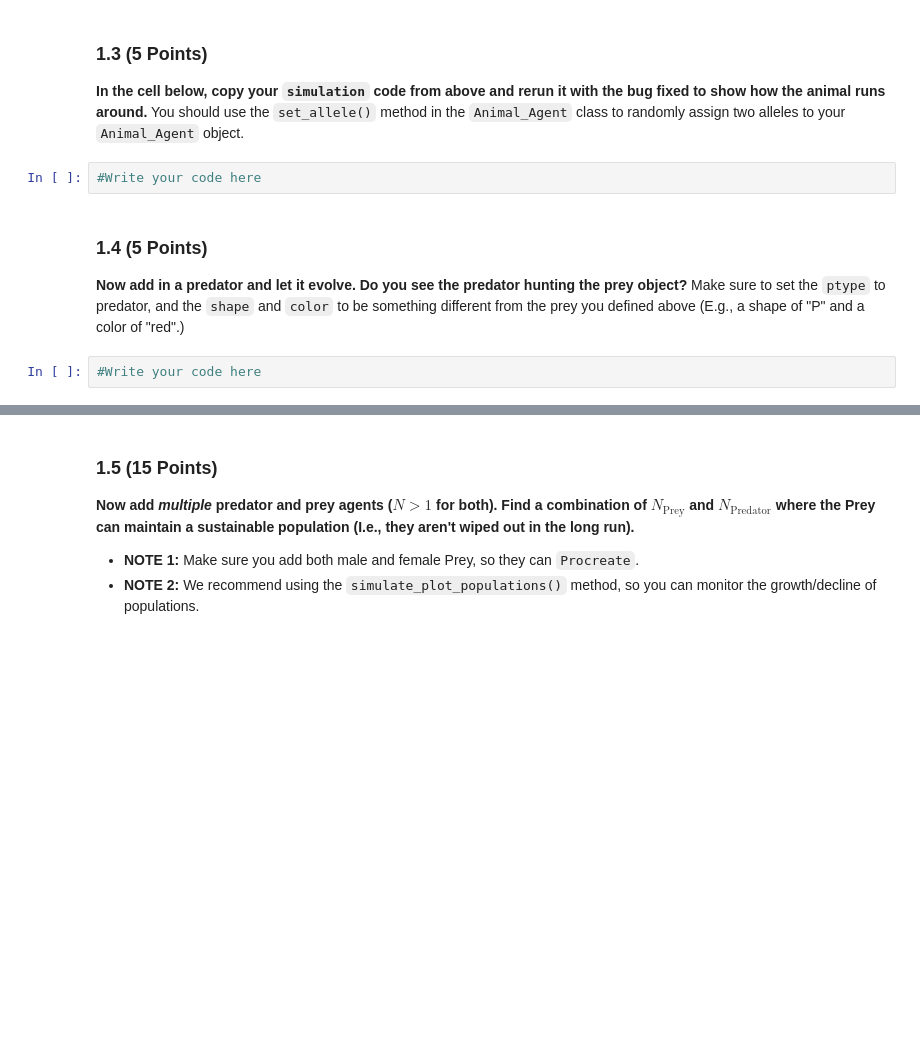
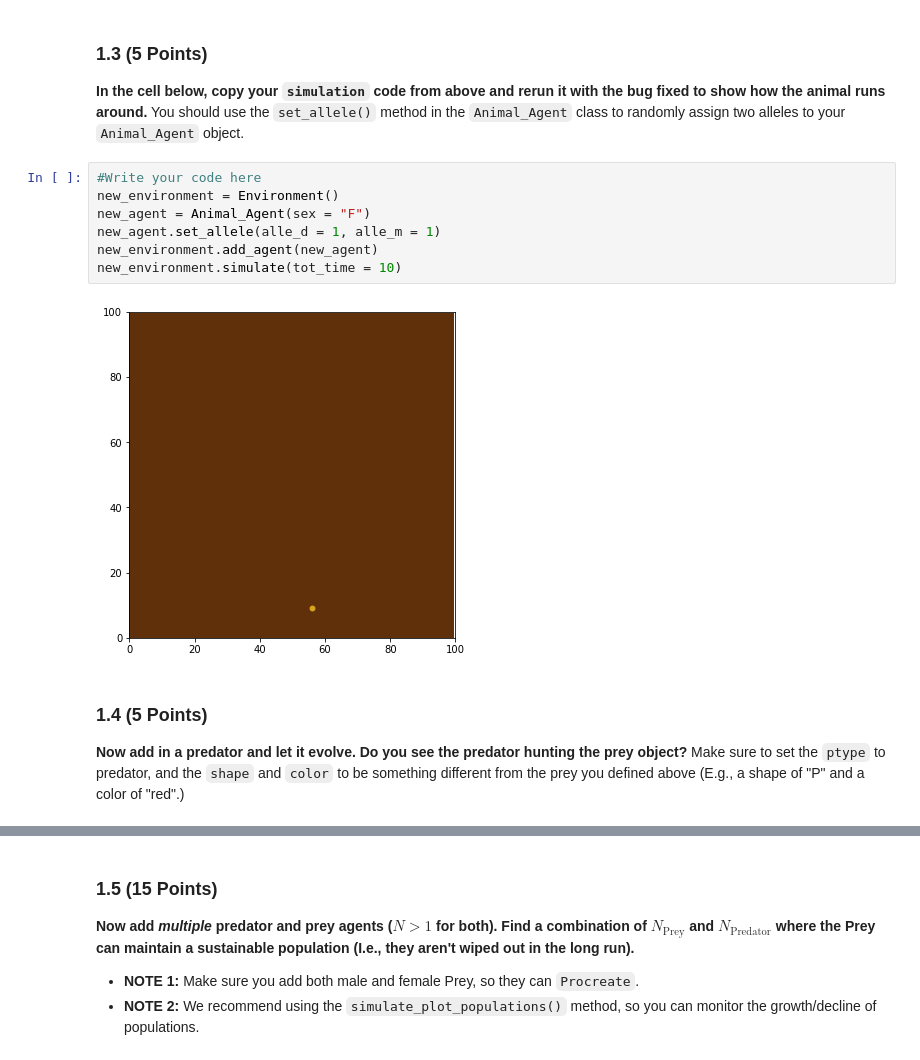
Before and after one commit to selembad/cmse_202_hw_repo, a Jupyter notebook: hw-03/HW3_ABMs_selembad.ipynb, the cells around one changed output, grey strips where cells are left out. Saved outputs shown, nothing was run; the diff lists cells and outputs as text; blank space fills up the shorter version.

```diff
--- a/hw-03/HW3_ABMs_selembad.ipynb
+++ b/hw-03/HW3_ABMs_selembad.ipynb
@@ -76,11 +85,16 @@ Construct a new `Environment` object and a new `Animal_Agent` object. Specify th
 ### 1.3 (5 Points)
 
 **In the cell below, copy your `simulation` code from above and rerun it with the bug fixed to show how the animal runs around.** You should use the `set_allele()` method in the `Animal_Agent` class to randomly assign two alleles to your `Animal_Agent` object.
-# %%
-#Write your code here
+# %%
+#Write your code here
+new_environment = Environment()
+new_agent = Animal_Agent(sex = "F")
+new_agent.set_allele(alle_d = 1, alle_m = 1)
+new_environment.add_agent(new_agent)
+new_environment.simulate(tot_time = 10)
+# %% [output]
+[figure, added]
 # %% [markdown]
 ### 1.4 (5 Points)
 
 **Now add in a predator and let it evolve. Do you see the predator hunting the prey object?** Make sure to set the `ptype` to predator, and the `shape` and `color` to be something different from the prey you defined above (E.g., a shape of "P" and a color of "red".)
-# %%
-#Write your code here
```
Also changed, not shown: parts of 19 cells of this notebook.
